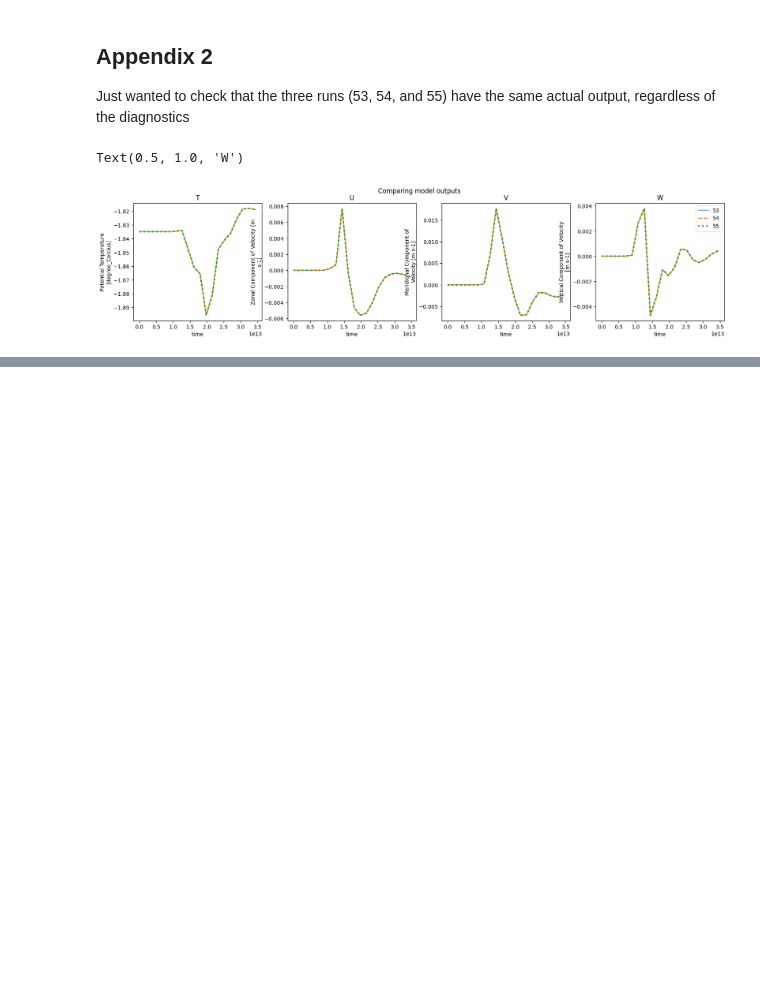
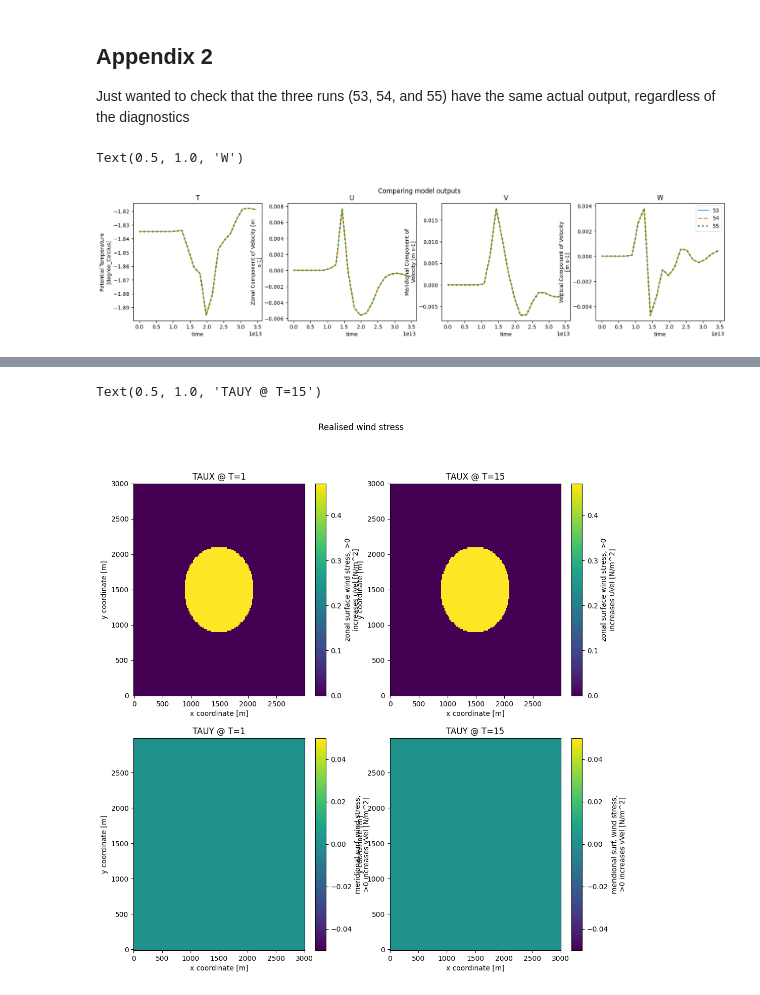
Before and after one commit to rowanjb/model_analyses, a Jupyter notebook: mitgcm_diagnostics.ipynb, the cells around one changed output, grey strips where cells are left out. Cells and saved outputs as stored; diff of their text form; code cells hidden in the pictures; blank space fills up the shorter version.

Commit message:
Added misc. wind stress capabilities

```diff
--- a/mitgcm_diagnostics.ipynb
+++ b/mitgcm_diagnostics.ipynb
@@ -365,0 +370,17 @@ Text(0.5, 1.0, 'W')
+# %%
+fp = '/albedo/home/robrow001/MITgcm/so_plumes/mrb_056/'
+ds = open_mdsdataset(fp, geometry='cartesian', prefix=['surfDiag'])
+# %%
+fig, axs = plt.subplots(ncols=2,nrows=2,figsize=(12,12))
+plt.suptitle('Realised wind stress')
+ds['oceTAUX'].isel(time=1).plot(ax=axs[0,0])
+axs[0,0].set_title('TAUX @ T=1')
+ds['oceTAUX'].isel(time=15).plot(ax=axs[0,1])
+axs[0,1].set_title('TAUX @ T=15')
+ds['oceTAUY'].isel(time=1).plot(ax=axs[1,0])
+axs[1,0].set_title('TAUY @ T=1')
+ds['oceTAUY'].isel(time=1).plot(ax=axs[1,1])
+axs[1,1].set_title('TAUY @ T=15')
+# %% [output]
+Text(0.5, 1.0, 'TAUY @ T=15')
+[figure, added]
```
Also changed, not shown: parts of 1 cell of this notebook, 3 other files.
